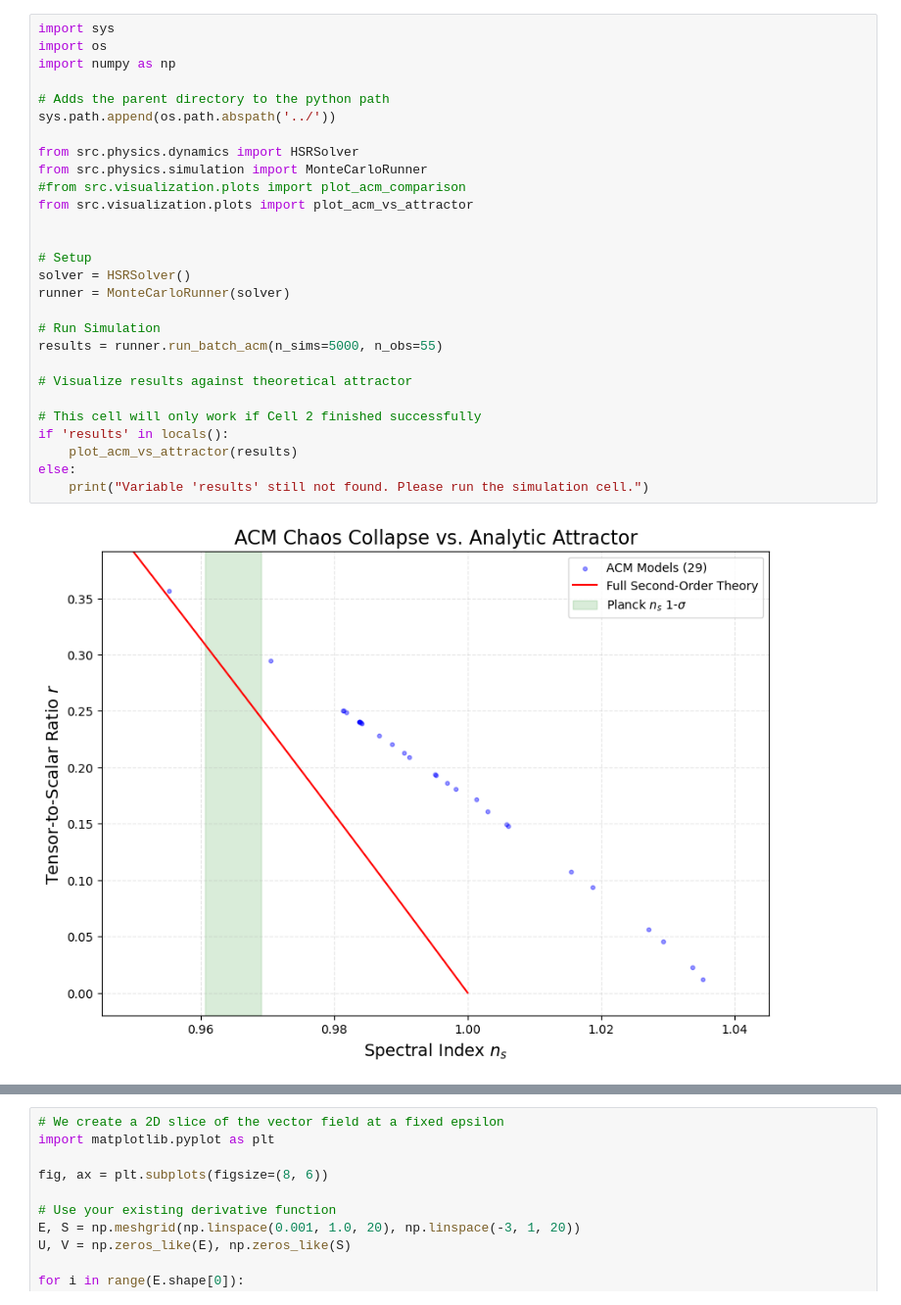
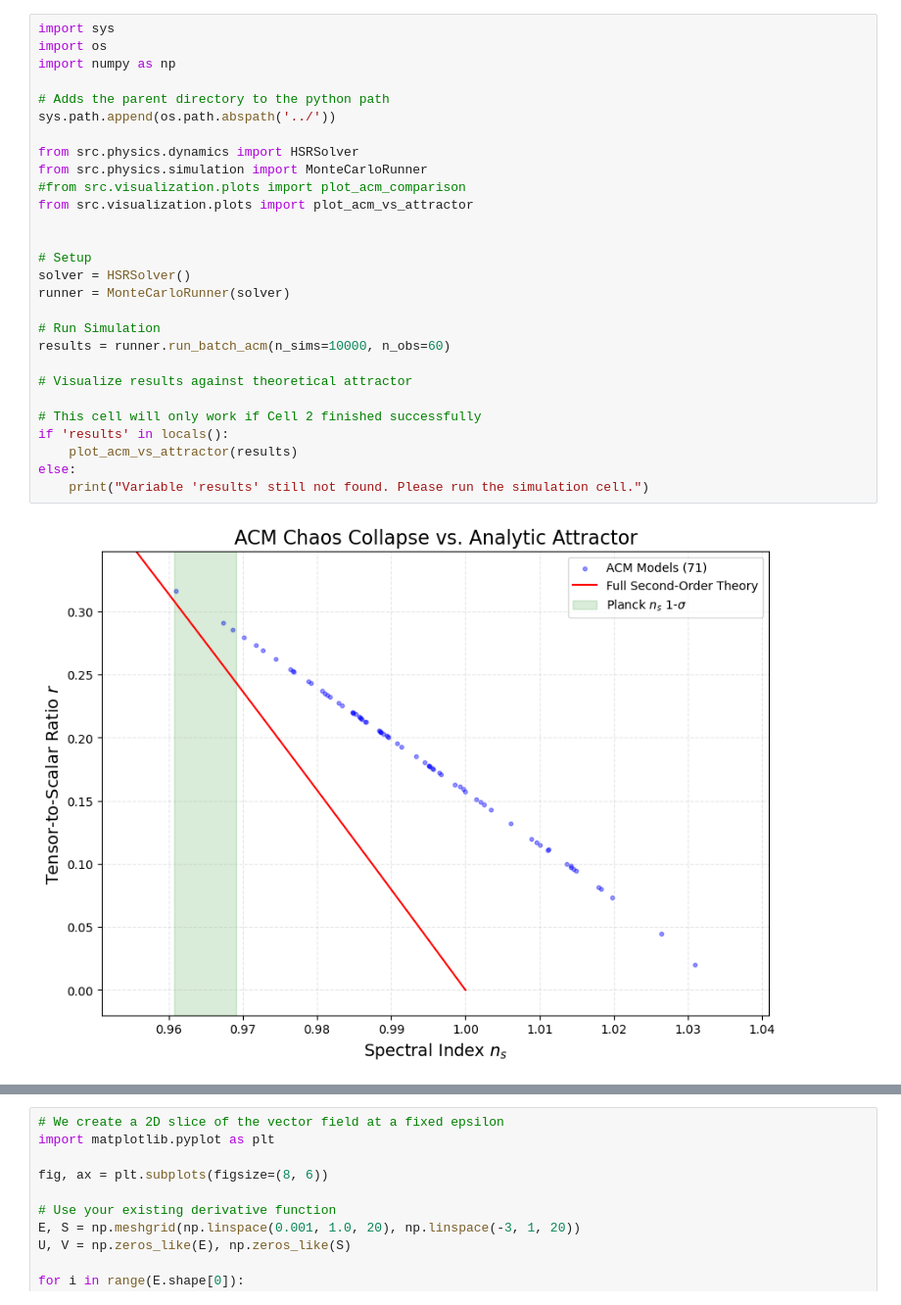
Before and after one commit to Vineshree/HSR, a Jupyter notebook: notebooks/ACM_method.ipynb, the cells around one changed output, grey strips where cells are left out. Shown at 98% size. Drawn from its saved outputs; the diff is of its cells as text.

```diff
--- a/notebooks/ACM_method.ipynb
+++ b/notebooks/ACM_method.ipynb
@@ -1,33 +1,33 @@
 # %%
 import sys
 import os
 import numpy as np
 
 # Adds the parent directory to the python path
 sys.path.append(os.path.abspath('../'))
 
 from src.physics.dynamics import HSRSolver
 from src.physics.simulation import MonteCarloRunner
 #from src.visualization.plots import plot_acm_comparison
 from src.visualization.plots import plot_acm_vs_attractor
 
 
 # Setup
 solver = HSRSolver()
 runner = MonteCarloRunner(solver)
 
 # Run Simulation
-results = runner.run_batch_acm(n_sims=5000, n_obs=55)
+results = runner.run_batch_acm(n_sims=10000, n_obs=60)
 
 # Visualize results against theoretical attractor
 
 # This cell will only work if Cell 2 finished successfully
 if 'results' in locals():
     plot_acm_vs_attractor(results)
 else:
     print("Variable 'results' still not found. Please run the simulation cell.")
 # %% [output]
-[figure, old version]
+[figure, new version]
 # %%
 import sys
 import os
```
Also changed, not shown: parts of 4 cells of this notebook, 5 other files.
